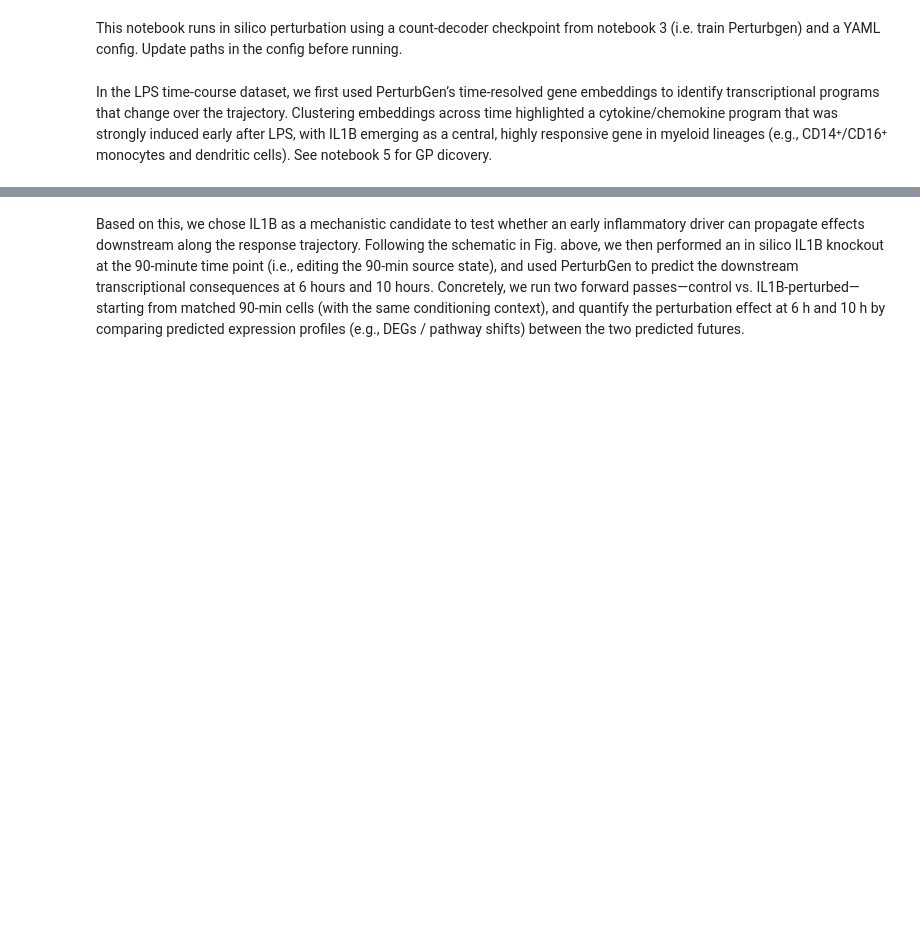
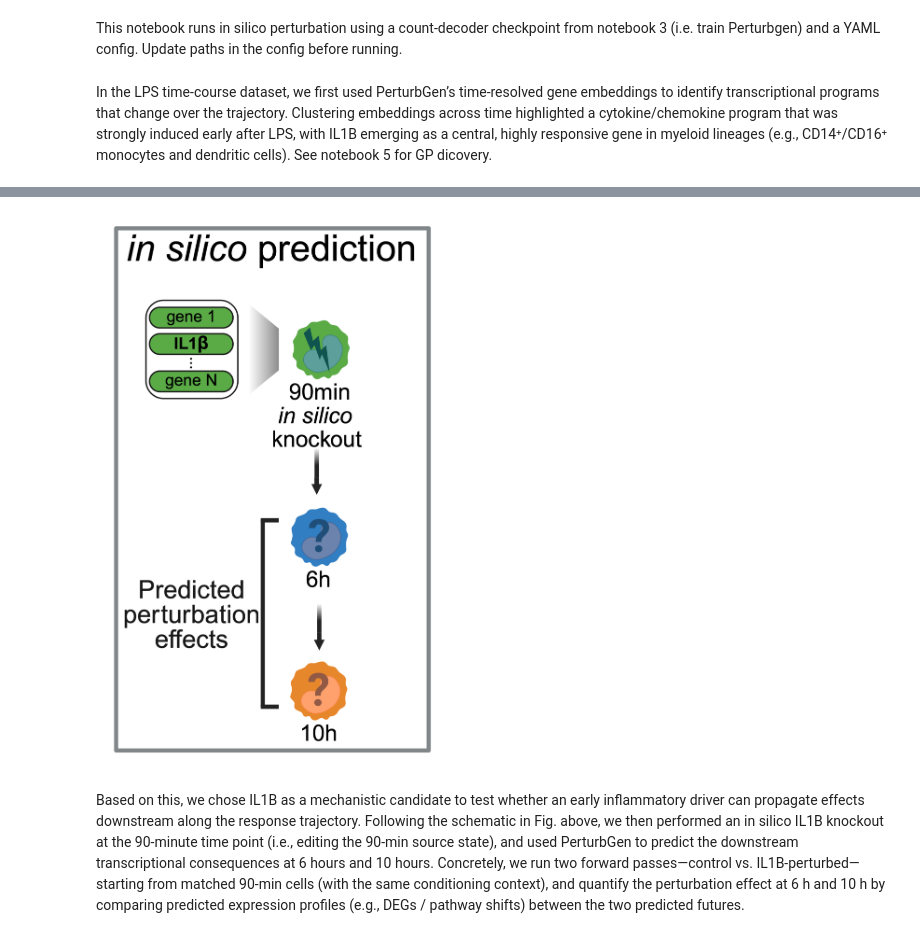
Before and after one commit to Lotfollahi-lab/Perturbgen, a Jupyter notebook: docs/examples/06_perturbation.ipynb, the cells around one changed output, grey strips where cells are left out. Cells and saved outputs as stored; diff of their text form; code cells hidden in the pictures; blank space fills up the shorter version.

```diff
--- a/docs/examples/06_perturbation.ipynb
+++ b/docs/examples/06_perturbation.ipynb
@@ -10,3 +8,8 @@ In the LPS time-course dataset, we first used PerturbGen’s time-resolved gene
+# %%
+from IPython.display import Image, display
+display(Image(filename="../_static/fig2.png"))
+# %% [output]
+[figure, added]
 # %% [markdown]
 Based on this, we chose IL1B as a mechanistic candidate to test whether an early inflammatory driver can propagate effects downstream along the response trajectory. Following the schematic in Fig. above, we then performed an in silico IL1B knockout at the 90-minute time point (i.e., editing the 90-min source state), and used PerturbGen to predict the downstream transcriptional consequences at 6 hours and 10 hours. Concretely, we run two forward passes—control vs. IL1B-perturbed—starting from matched 90-min cells (with the same conditioning context), and quantify the perturbation effect at 6 h and 10 h by comparing predicted expression profiles (e.g., DEGs / pathway shifts) between the two predicted futures.
 # %% [markdown]
```
Also changed, not shown: parts of 1 cell of this notebook.
